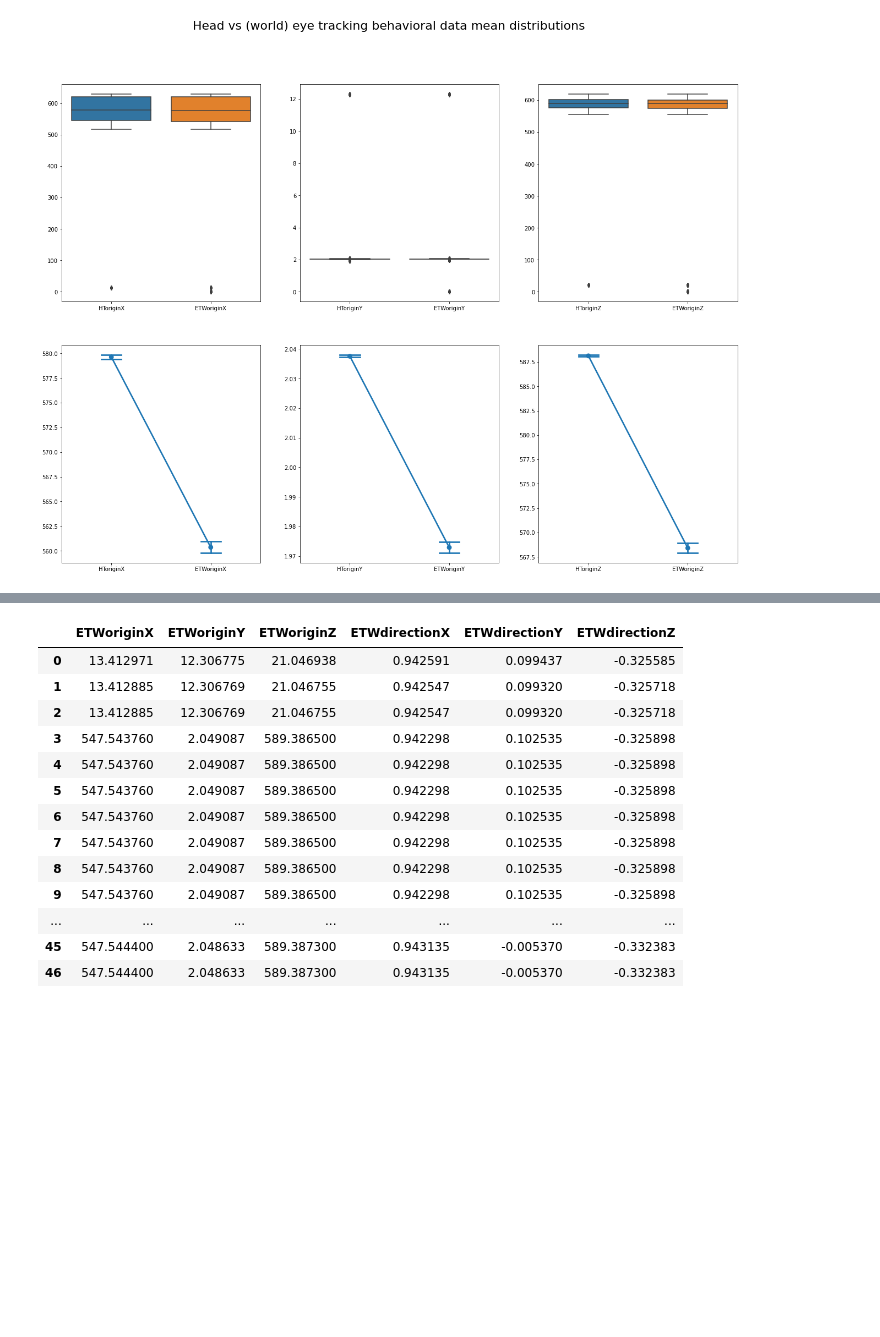
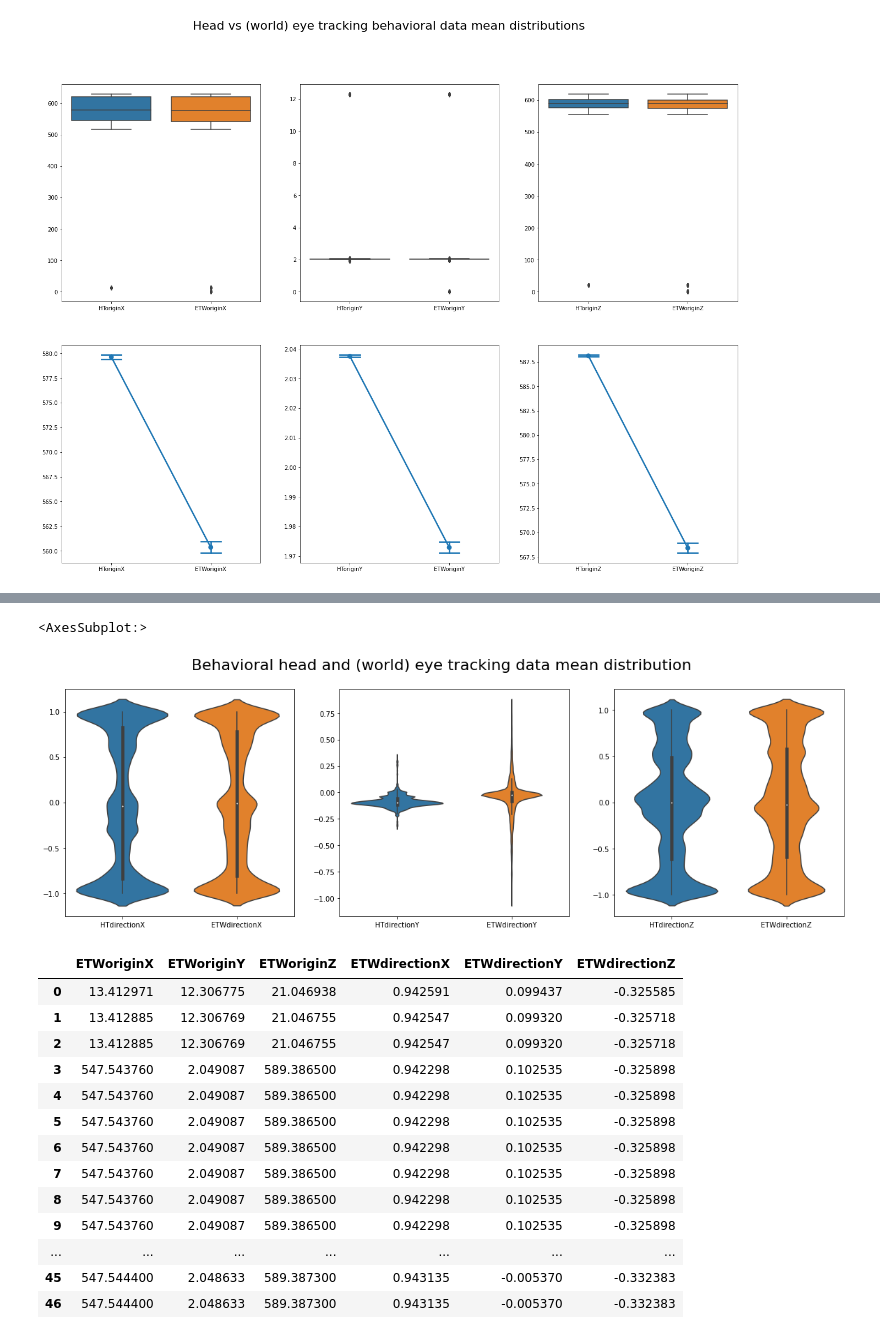
Before and after one commit to JohnMadrid/VillageBehavioralWalk, a Jupyter notebook: positions_filtering.ipynb, the cells around one changed output, grey strips where cells are left out. Cells and saved outputs as stored; diff of their text form; code cells hidden in the pictures; blank space fills up the shorter version.

```diff
--- a/positions_filtering.ipynb
+++ b/positions_filtering.ipynb
@@ -233,3 +241,15 @@ df_clean
+# %%
+fig, ax = plt.subplots(1,3, figsize=(20, 6))
+
+fig.suptitle("Behavioral head and (world) eye tracking data mean distribution", fontsize=22)
+
+# Unlike a box plot, in which all plot components correspond to actual datapoints, the violin plot features a kernel density estimation of the underlying distribution.
+sns.violinplot(data=df_clean[['HTdirectionX','ETWdirectionX']], ax=ax[0])
+sns.violinplot(data=df_clean[['HTdirectionY', 'ETWdirectionY']], ax=ax[1])
+sns.violinplot(data=df_clean[['HTdirectionZ', 'ETWdirectionZ']], ax=ax[2])
+# %% [output]
+<AxesSubplot:>
+[figure, added]
 # %%
 eyes_local_origin = df[["ETLoriginX", "ETLoriginY", "ETLoriginZ"]]
 
```
Also changed, not shown: parts of 6 cells of this notebook.
